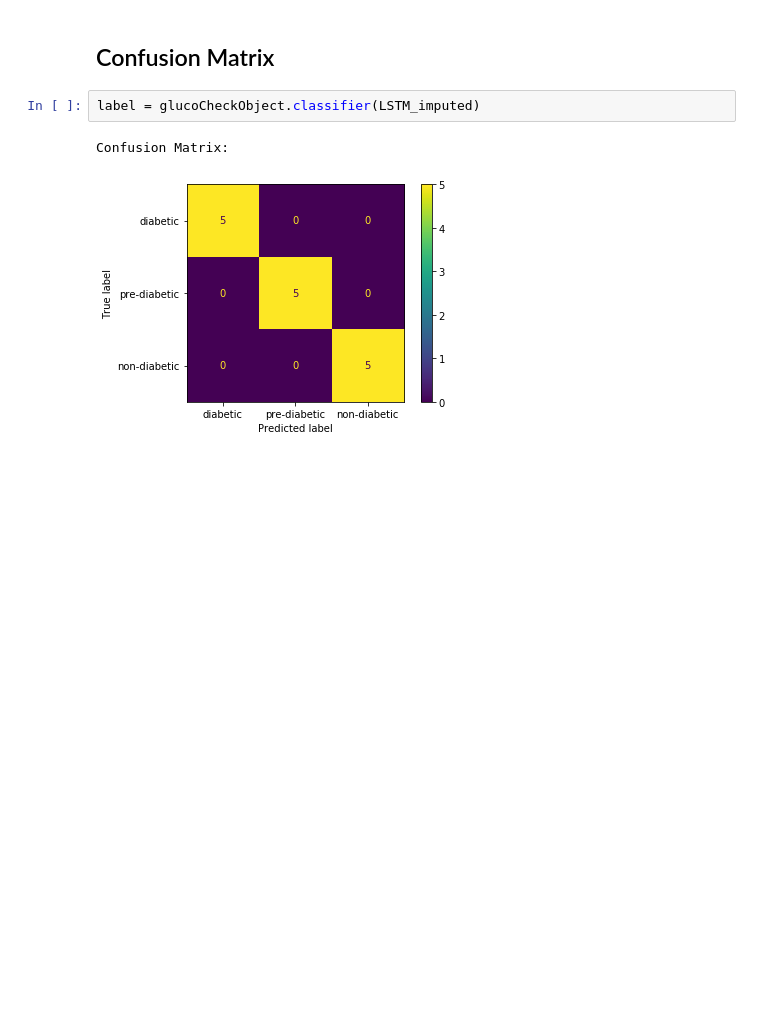
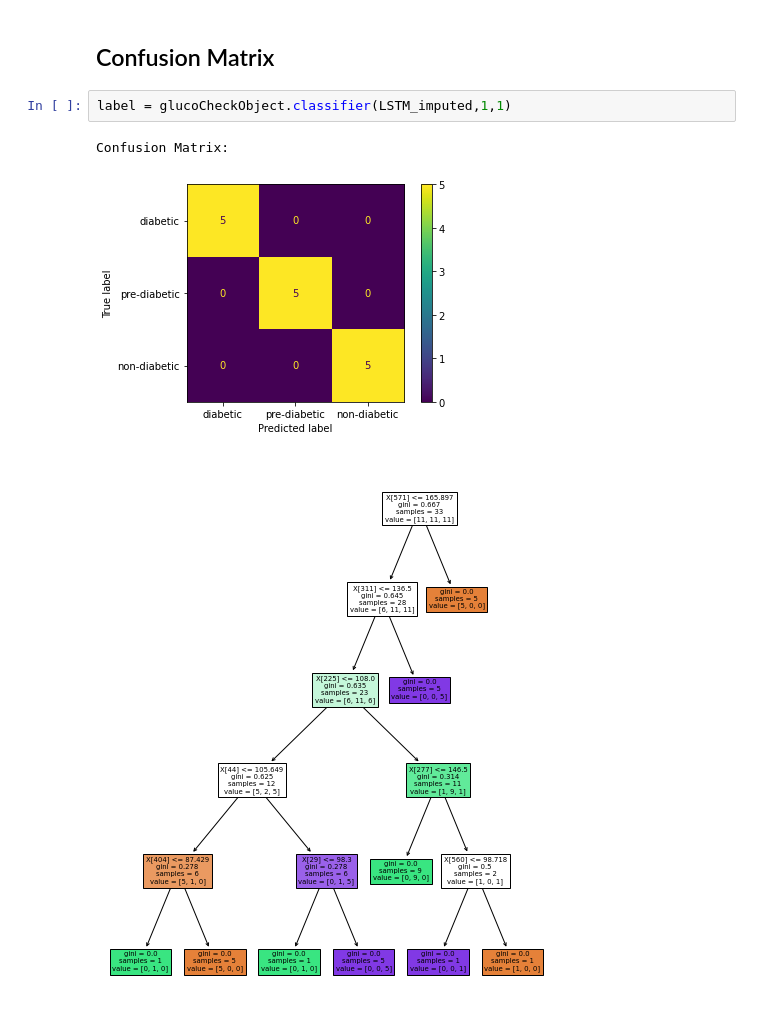
Before and after one commit to snehG0205/NCSA_genomics, a Jupyter notebook: Python Files/Plots for Paper.ipynb, the cells around one changed output. Cells and saved outputs as stored; diff of their text form; blank space fills up the shorter version.

```diff
--- a/Python Files/Plots for Paper.ipynb
+++ b/Python Files/Plots for Paper.ipynb
@@ -176,7 +350,8 @@ Displaying for day: 2015-11-27
 # %% [markdown]
 ## Confusion Matrix
 # %%
-label = glucoCheckObject.classifier(LSTM_imputed)
+label = glucoCheckObject.classifier(LSTM_imputed,1,1)
 # %% [output]
 Confusion Matrix:
-[figure, old version]
+[figure, new version]
+[figure, added]
```
Also changed, not shown: parts of 14 cells of this notebook, 18 other files.
